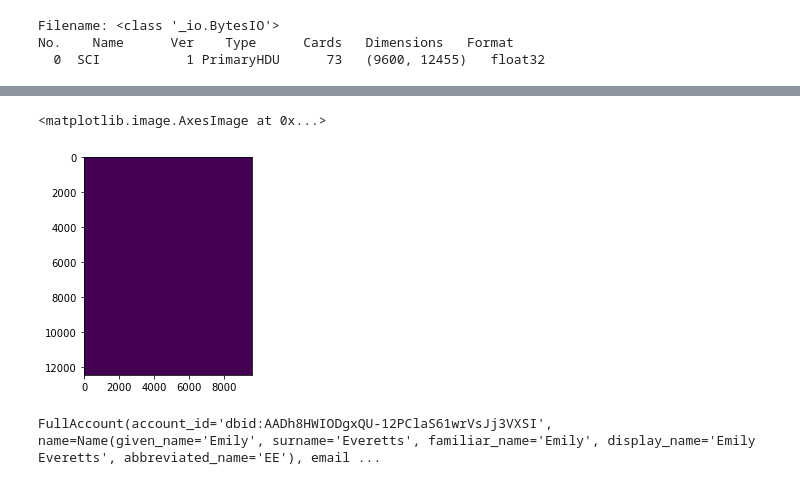
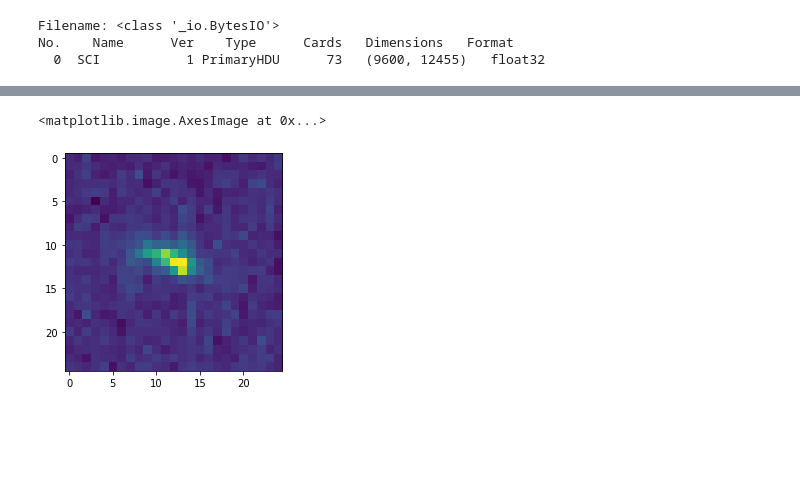
Before and after one commit to xoubish/superNISP, a Jupyter notebook: code/SR_GAN.ipynb, the cells around one changed output, grey strips where cells are left out. Saved outputs shown, nothing was run; the diff lists cells and outputs as text; code cells hidden in the pictures; blank space fills up the shorter version.

```diff
--- a/code/SR_GAN.ipynb
+++ b/code/SR_GAN.ipynb
@@ -95,3 +98,11 @@ hdul.close()
 Filename: <class '_io.BytesIO'>
 No.    Name      Ver    Type      Cards   Dimensions   Format
   0  SCI           1 PrimaryHDU      73   (9600, 12455)   float32
+# %%
+wcs = WCS(image_header)
+N1, N2 = image_data.shape # Data is in Y, X format, so Y axis is 12455 and X axis is 9600
+# Corners for input into pixel_to_world are in X, Y format! (0,0), (9600,0), (0,12455), and (9600,12455)
+corners = np.array([[0, 0], [N1, 0], [0, N2], [N1, N2]])
+print(wcs.array_shape)
+corners_sky = wcs.pixel_to_world(corners[:,1], corners[:,0])
+corners_sky
@@ -97,0 +125,10 @@ No.    Name      Ver    Type      Cards   Dimensions   Format
+# %%
+# Load in the catalog
+# Path to your FITS file
+cat_path = '../catalog/COSMOS2020_FARMER_R1_v2.2_p3.fits'
+
+# Load the FITS file
+with fits.open(cat_path) as hdul:
+    cat_data = hdul[1].data  # Adjust the HDU index if your data is not in the first extension
+
+len(cat_data)
@@ -97,0 +157,4 @@ No.    Name      Ver    Type      Cards   Dimensions   Format
+# %%
+gal_coords = SkyCoord(cat_data['ALPHA_J2000'], cat_data['DELTA_J2000'], unit='deg')
+idxs = np.where(gal_coords.contained_by(wcs))[0]
+in_image = gal_coords[idxs]
@@ -97,0 +166,5 @@ No.    Name      Ver    Type      Cards   Dimensions   Format
+# %%
+fig, axes = plt.subplots(5, 5, figsize=(20,20))
+for i in range(25):
+    clip = Cutout2D(image_data, in_image[i], size=25, wcs=wcs, mode='partial', fill_value=0)
+    axes.flatten()[i].imshow(clip.data)
@@ -98,9 +173,5 @@ No.    Name      Ver    Type      Cards   Dimensions   Format
 # %%
-plt.imshow(image_data)
+plt.imshow(clip.data)
 # %% [output]
 <matplotlib.image.AxesImage at 0x...>
-[figure, old version]
+[figure, new version]
-# %%
-dbx.users_get_current_account()
-# %% [output]
-FullAccount(account_id='dbid:AADh8HWIODgxQU-12PClaS61wrVsJj3VXSI', name=Name(given_name='Emily', surname='Everetts', familiar_name='Emily', display_name='Emily Everetts', abbreviated_name='EE'), email ...
```
Also changed, not shown: parts of 10 cells of this notebook, 1 other file.
